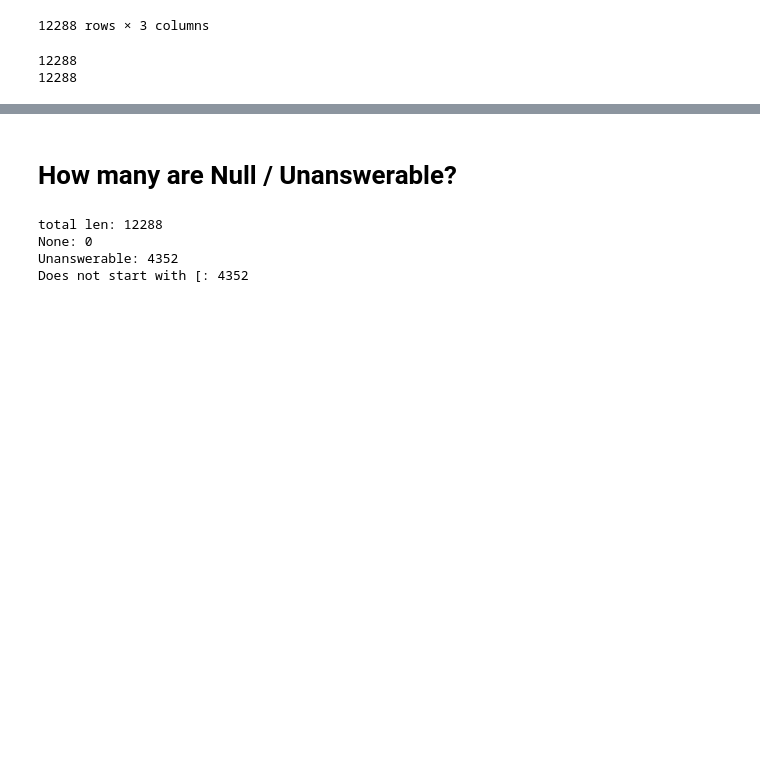
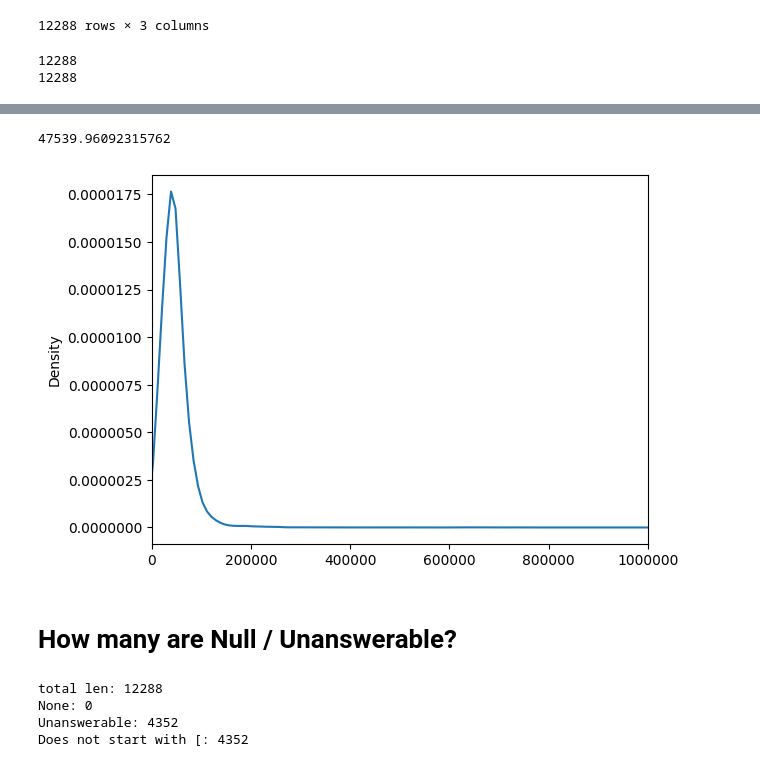
Before and after one commit to urbanlutz/nlp2024_ClefTask4SOTA, a Jupyter notebook: data_exploration.ipynb, the cells around one changed output, grey strips where cells are left out. Cells and saved outputs as stored; diff of their text form; code cells hidden in the pictures; blank space fills up the shorter version.

```diff
--- a/data_exploration.ipynb
+++ b/data_exploration.ipynb
@@ -90,3 +90,7 @@ print(nonduplicate_ids)
 # %% [output]
 12288
 12288
+# %%
+# how long are the tex?
+
+df_raw["tex_len"] = df_raw["tex"].str.len()
@@ -93,3 +145,15 @@ print(nonduplicate_ids)
+# %%
+df_raw["tex_len"].mean()
+# %% [output]
+47539.96092315762
+# %%
+ax = df_raw["tex_len"].plot(kind="kde")
+ax.set_xlim(0, 1000000)
+# ax.set_yscale("linear")
+# ax.ticklabel_format(useOffset=False)
+ax.ticklabel_format(style='plain')
+# %% [output]
+[figure, added]
 # %% [markdown]
 # How many are Null / Unanswerable?
 # %%
```
Also changed, not shown: parts of 4 cells of this notebook, 2 other files.
